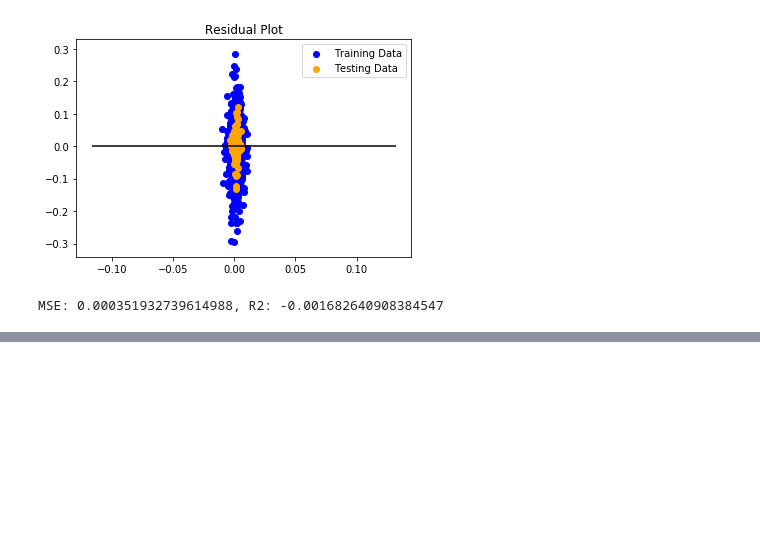
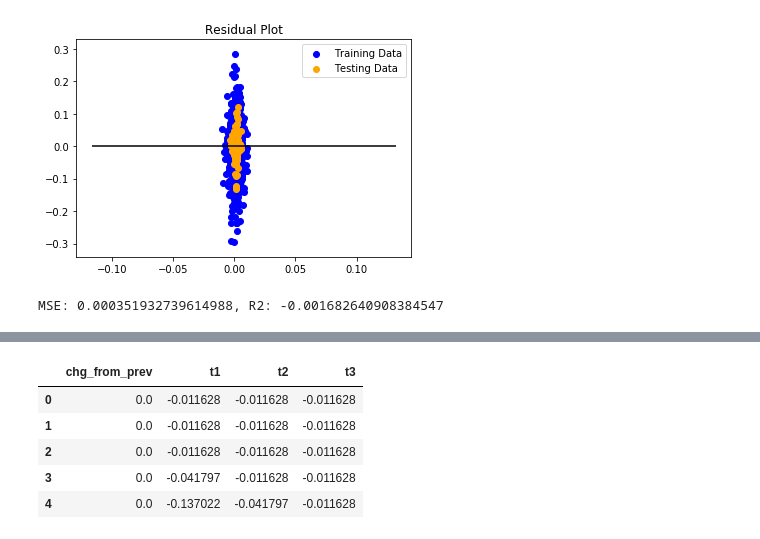
Before and after one commit to tli2001/tickermagic, a Jupyter notebook: data_cleaning.ipynb, the cells around one changed output, grey strips where cells are left out. Saved outputs shown, nothing was run; the diff lists cells and outputs as text; code cells hidden in the pictures; blank space fills up the shorter version.

```diff
--- a/data_cleaning.ipynb
+++ b/data_cleaning.ipynb
@@ -206,0 +245,10 @@ from sklearn.linear_model import LogisticRegression
+# %%
+amzn_df3 = amzn_df[['chg_from_prev', 't1', 't2', 't3']]
+amzn_df3.head()
+# %% [output]
+|  | chg_from_prev | t1 | t2 | t3 |
+| 0 | 0.0 | -0.011628 | -0.011628 | -0.011628 |
+| 1 | 0.0 | -0.011628 | -0.011628 | -0.011628 |
+| 2 | 0.0 | -0.011628 | -0.011628 | -0.011628 |
+| 3 | 0.0 | -0.041797 | -0.011628 | -0.011628 |
+| 4 | 0.0 | -0.137022 | -0.041797 | -0.011628 |
```
Also changed, not shown: parts of 8 cells of this notebook.
